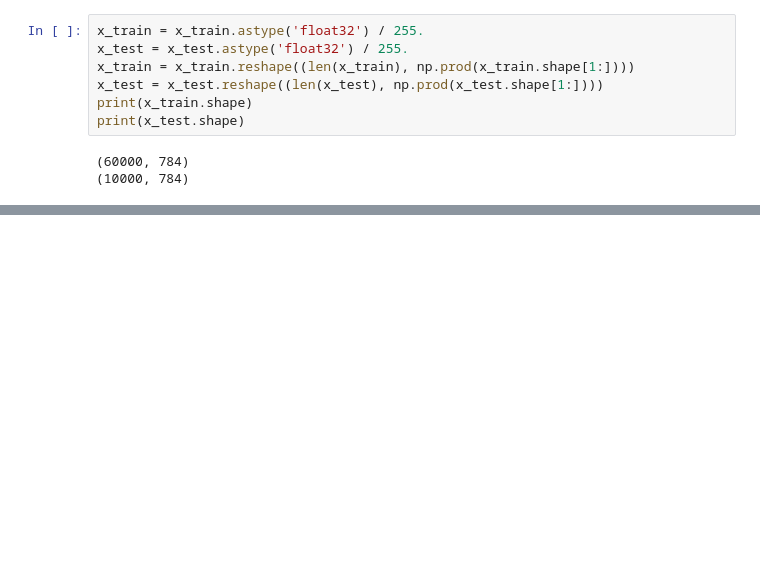
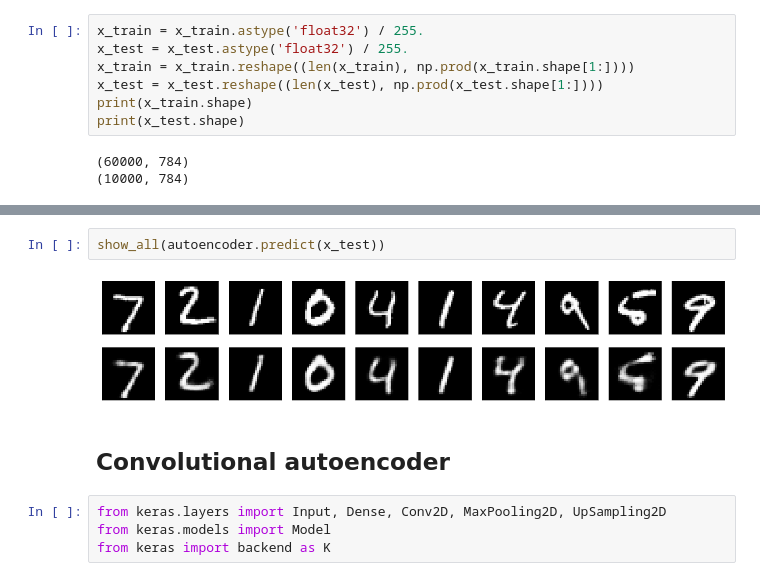
Before and after one commit to alekseik1/cnn-learning, a Jupyter notebook: AutoEncoder.ipynb, the cells around one changed output, grey strips where cells are left out. Saved outputs shown, nothing was run; the diff lists cells and outputs as text; blank space fills up the shorter version.

```diff
--- a/AutoEncoder.ipynb
+++ b/AutoEncoder.ipynb
@@ -140 +199,11 @@ Epoch 100/100
 <keras.callbacks.History at 0x...>
+# %%
+show_all(autoencoder.predict(x_test))
+# %% [output]
+[figure, added]
+# %% [markdown]
+## Convolutional autoencoder
+# %%
+from keras.layers import Input, Dense, Conv2D, MaxPooling2D, UpSampling2D
+from keras.models import Model
+from keras import backend as K
```
Also changed, not shown: parts of 34 cells of this notebook.
